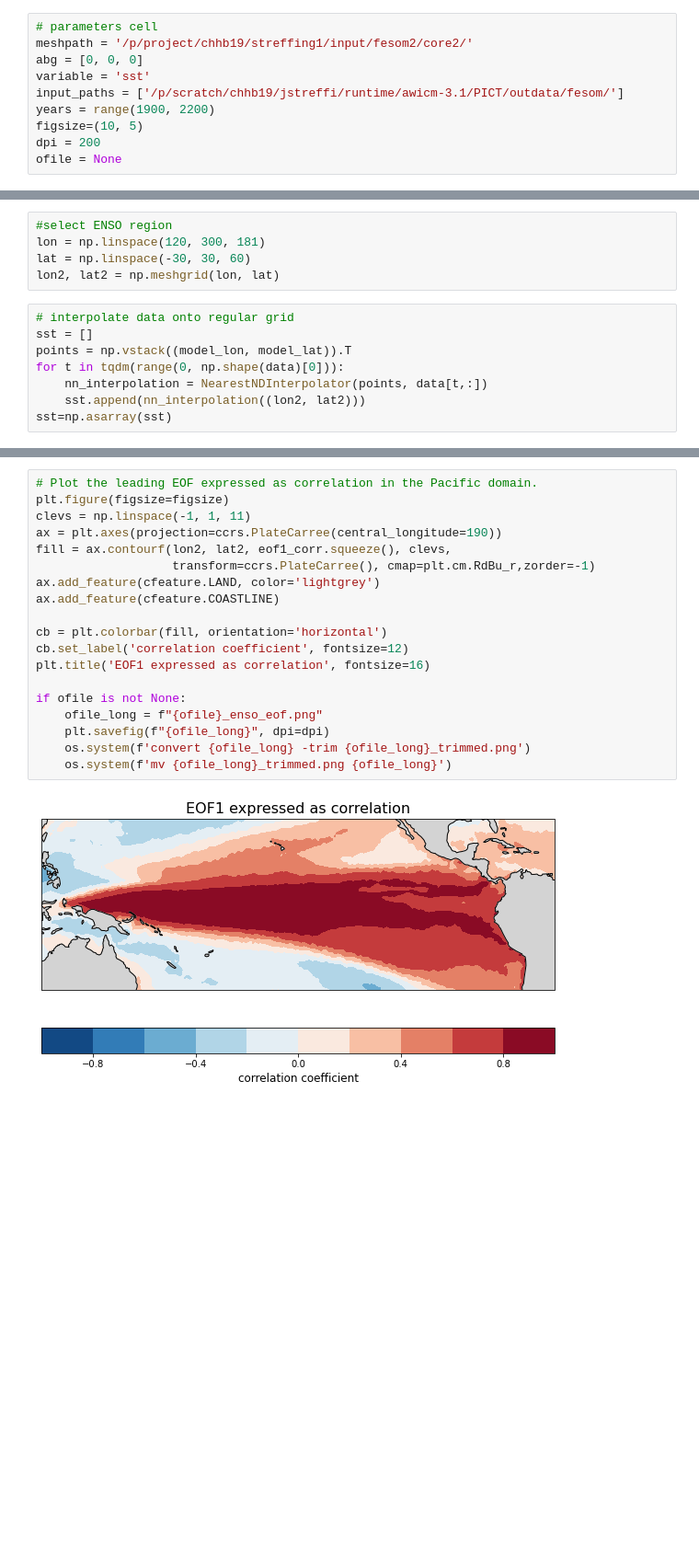
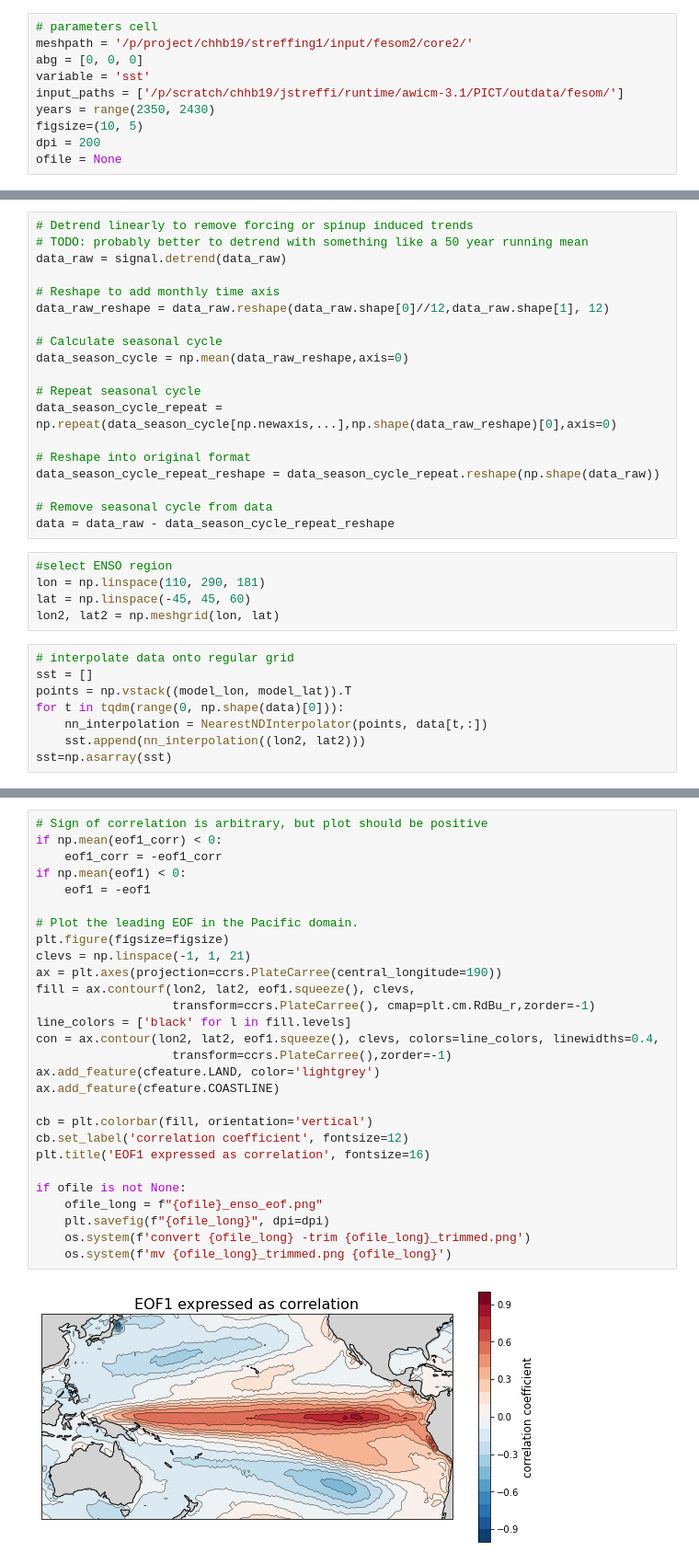
Before and after one commit to FESOM/fdiag, a Jupyter notebook: fdiag/templates/enso_eof.ipynb, the cells around one changed output, grey strips where cells are left out. Shown at 92% size. Cells and saved outputs as stored; diff of their text form; blank space fills up the shorter version.

```diff
--- a/fdiag/templates/enso_eof.ipynb
+++ b/fdiag/templates/enso_eof.ipynb
@@ -30,7 +31,7 @@ meshpath = '/p/project/chhb19/streffing1/input/fesom2/core2/'
 abg = [0, 0, 0]
 variable = 'sst'
 input_paths = ['/p/scratch/chhb19/jstreffi/runtime/awicm-3.1/PICT/outdata/fesom/']
-years = range(1900, 2200)
+years = range(2350, 2430)
 figsize=(10, 5)
 dpi = 200
 ofile = None
@@ -60,7 +61,26 @@ data = np.asarray(data)
+# %%
+# Detrend linearly to remove forcing or spinup induced trends
+# TODO: probably better to detrend with something like a 50 year running mean
+data_raw = signal.detrend(data_raw)
+
+# Reshape to add monthly time axis
+data_raw_reshape = data_raw.reshape(data_raw.shape[0]//12,data_raw.shape[1], 12)
+
+# Calculate seasonal cycle
+data_season_cycle = np.mean(data_raw_reshape,axis=0)
+
+# Repeat seasonal cycle
+data_season_cycle_repeat = np.repeat(data_season_cycle[np.newaxis,...],np.shape(data_raw_reshape)[0],axis=0)
+
+# Reshape into original format
+data_season_cycle_repeat_reshape = data_season_cycle_repeat.reshape(np.shape(data_raw))
+
+# Remove seasonal cycle from data
+data = data_raw - data_season_cycle_repeat_reshape
 # %%
 #select ENSO region
-lon = np.linspace(120, 300, 181)
-lat = np.linspace(-30, 30, 60)
+lon = np.linspace(110, 290, 181)
+lat = np.linspace(-45, 45, 60)
 lon2, lat2 = np.meshgrid(lon, lat)
 # %%
 # interpolate data onto regular grid
@@ -91,24 +107,33 @@ if np.mean(eof1_corr) < 0:
 # %%
-# Plot the leading EOF expressed as correlation in the Pacific domain.
+# Sign of correlation is arbitrary, but plot should be positive
+if np.mean(eof1_corr) < 0:
+    eof1_corr = -eof1_corr
+if np.mean(eof1) < 0:
+    eof1 = -eof1
+
+# Plot the leading EOF in the Pacific domain.
 plt.figure(figsize=figsize)
-clevs = np.linspace(-1, 1, 11)
+clevs = np.linspace(-1, 1, 21)
 ax = plt.axes(projection=ccrs.PlateCarree(central_longitude=190))
-fill = ax.contourf(lon2, lat2, eof1_corr.squeeze(), clevs,
+fill = ax.contourf(lon2, lat2, eof1.squeeze(), clevs,
                    transform=ccrs.PlateCarree(), cmap=plt.cm.RdBu_r,zorder=-1)
+line_colors = ['black' for l in fill.levels]
+con = ax.contour(lon2, lat2, eof1.squeeze(), clevs, colors=line_colors, linewidths=0.4,
+                   transform=ccrs.PlateCarree(),zorder=-1)
 ax.add_feature(cfeature.LAND, color='lightgrey')
 ax.add_feature(cfeature.COASTLINE)
 
-cb = plt.colorbar(fill, orientation='horizontal')
+cb = plt.colorbar(fill, orientation='vertical')
 cb.set_label('correlation coefficient', fontsize=12)
 plt.title('EOF1 expressed as correlation', fontsize=16)
 
 if ofile is not None:
     ofile_long = f"{ofile}_enso_eof.png"
     plt.savefig(f"{ofile_long}", dpi=dpi)
     os.system(f'convert {ofile_long} -trim {ofile_long}_trimmed.png')
     os.system(f'mv {ofile_long}_trimmed.png {ofile_long}')
 # %% [output]
-[figure, old version]
+[figure, new version]
 # %%
 # Plot the leading PC time series.
 plt.figure(figsize=figsize)
```
Also changed, not shown: parts of 6 cells of this notebook.
